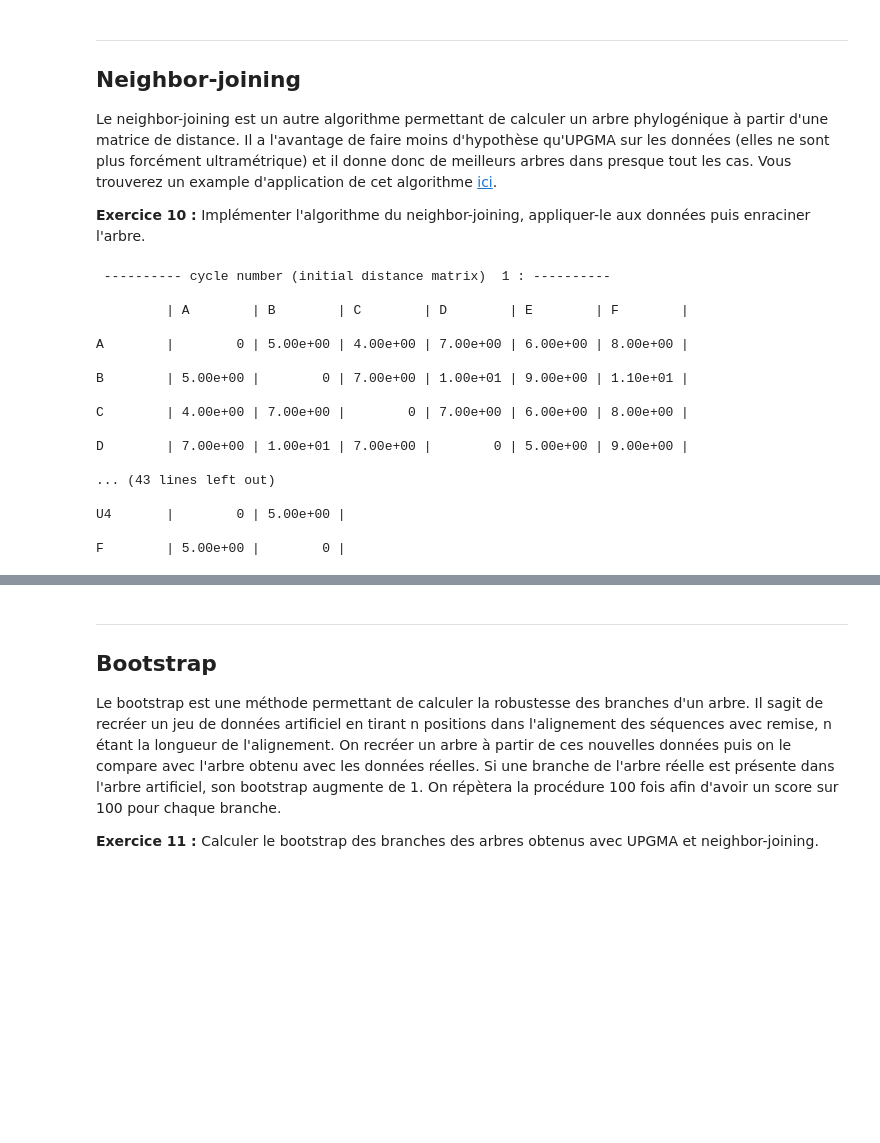
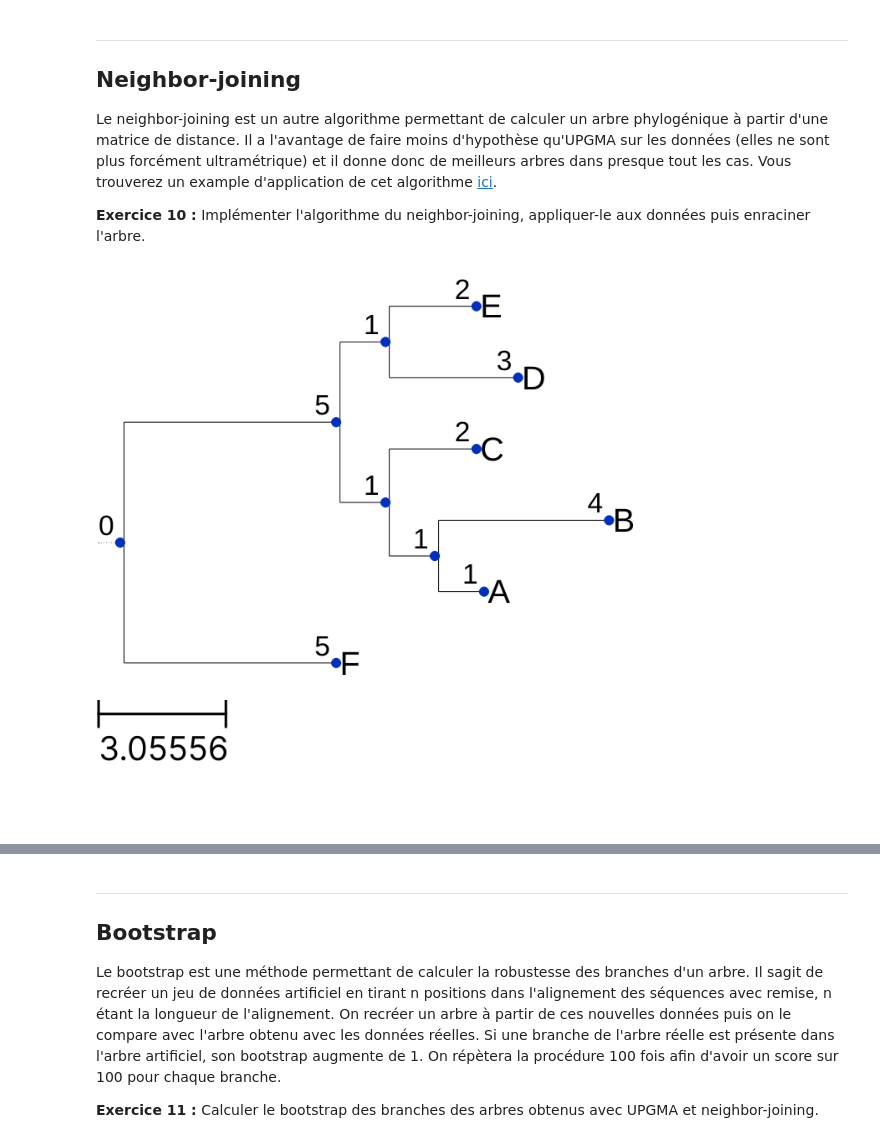
Before and after one commit to B-Manitas/BioInfo_I, a Jupyter notebook: projet_phylogenie_sujet.ipynb, the cells around one changed output, grey strips where cells are left out. Saved outputs shown, nothing was run; the diff lists cells and outputs as text; code cells hidden in the pictures; blank space fills up the shorter version.

```diff
--- a/projet_phylogenie_sujet.ipynb
+++ b/projet_phylogenie_sujet.ipynb
@@ -1124,31 +1271,30 @@ def cycle(mat_distance, U, num):
 # %%
 # L'algo appliqué à un petit exemple :
 matrix3 = np.array([[" ", "A", "B", "C", "D", "E", "F"],
                     ["A",  0,   5,   4,   7,   6,   8 ],
                     ["B",  5,   0,   7,  10,   9,  11 ],
                     ["C",  4,   7,   0,   7,   6,   8 ],
                     ["D",  7,   10,  7,   0,   5,   9 ],
                     ["E",  6,   9,   6,   5,   0,   8 ],
                     ["F",  8,   11,  8,   9,   8,   0 ]], dtype=object)
 
-neighborjoining_EXAMPLE(matrix3)
+m, d = neighborjoining(matrix3, True)
+
+ # m  la liste des matrices de distances calculées par cycle
+ # d  le dictionnaire des paires fabriquées
+
+'''
+for i in range(len(m)):
+    print("\n")
+    print_mat_dist(m[i])
+'''
+
+#print("\n", "format newick : \n", newick_neighbor(d, matrix3)[1], "\n")
+
+T = newick_neighbor(d, matrix3)[1]
+Arbre = newick_from_neighbor(T)
+print_newick(Arbre)
 # %% [output]
- ---------- cycle number (initial distance matrix)  1 : ----------
-
-         | A        | B        | C        | D        | E        | F        |
-
-A        |        0 | 5.00e+00 | 4.00e+00 | 7.00e+00 | 6.00e+00 | 8.00e+00 |
-
-B        | 5.00e+00 |        0 | 7.00e+00 | 1.00e+01 | 9.00e+00 | 1.10e+01 |
-
-C        | 4.00e+00 | 7.00e+00 |        0 | 7.00e+00 | 6.00e+00 | 8.00e+00 |
-
-D        | 7.00e+00 | 1.00e+01 | 7.00e+00 |        0 | 5.00e+00 | 9.00e+00 |
-
-... (43 lines left out)
-
-U4       |        0 | 5.00e+00 |
-
-F        | 5.00e+00 |        0 |
+[figure, added]
 # %%
 # L'algo appliqué à notre dataset :
```
Also changed, not shown: parts of 5 cells of this notebook.
